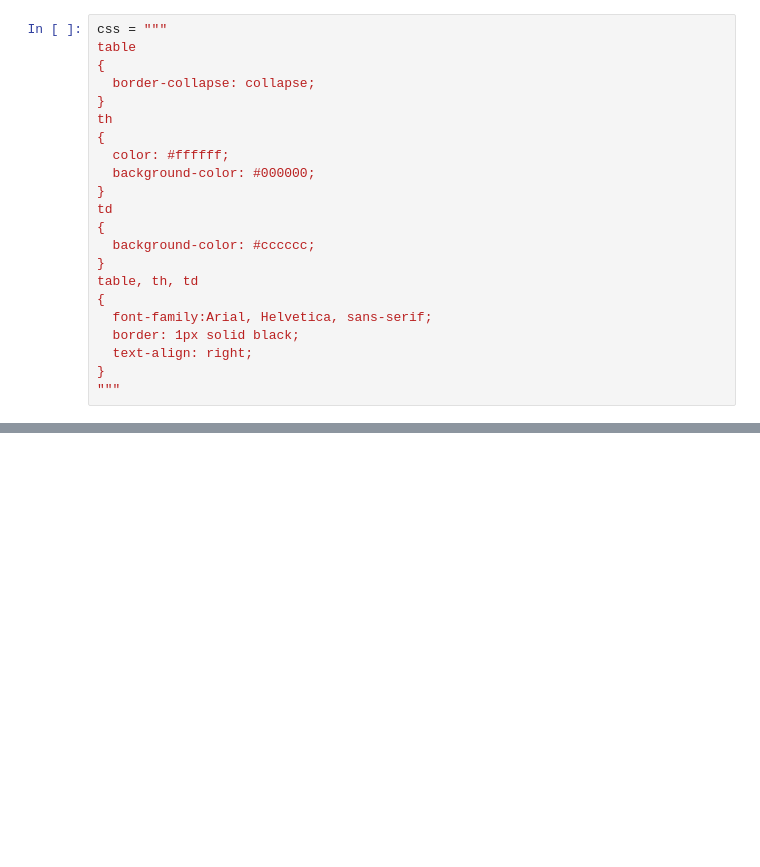
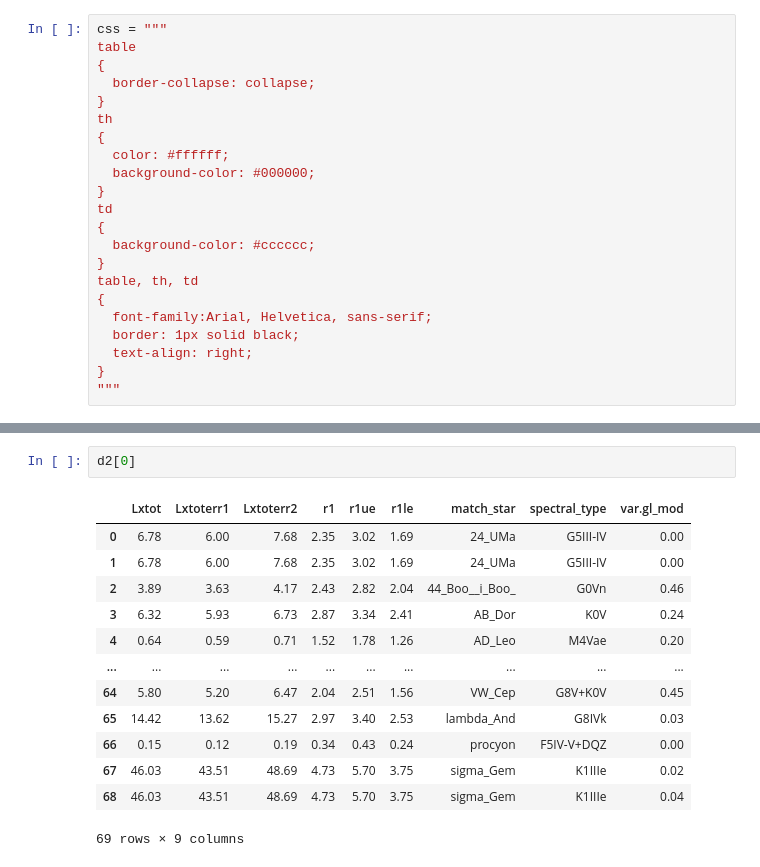
Before and after one commit to pragati2707/tess-poster, a Jupyter notebook: tess.ipynb, the cells around one changed output, grey strips where cells are left out. Drawn from its saved outputs; the diff is of its cells as text; blank space fills up the shorter version.

```diff
--- a/tess.ipynb
+++ b/tess.ipynb
@@ -160,0 +173,16 @@ See the caveats in the documentation: http://pandas.pydata.org/pandas-docs/stabl
+# %%
+d2[0]
+# %% [output]
+|  | Lxtot | Lxtoterr1 | Lxtoterr2 | r1 | r1ue | r1le | match_star | spectral_type | var.gl_mod |
+| 0 | 6.78 | 6.00 | 7.68 | 2.35 | 3.02 | 1.69 | 24_UMa | G5III-IV | 0.00 |
+| 1 | 6.78 | 6.00 | 7.68 | 2.35 | 3.02 | 1.69 | 24_UMa | G5III-IV | 0.00 |
+| 2 | 3.89 | 3.63 | 4.17 | 2.43 | 2.82 | 2.04 | 44_Boo__i_Boo_ | G0Vn | 0.46 |
+| 3 | 6.32 | 5.93 | 6.73 | 2.87 | 3.34 | 2.41 | AB_Dor | K0V | 0.24 |
+| 4 | 0.64 | 0.59 | 0.71 | 1.52 | 1.78 | 1.26 | AD_Leo | M4Vae | 0.20 |
+| ... | ... | ... | ... | ... | ... | ... | ... | ... | ... |
+| 64 | 5.80 | 5.20 | 6.47 | 2.04 | 2.51 | 1.56 | VW_Cep | G8V+K0V | 0.45 |
+| 65 | 14.42 | 13.62 | 15.27 | 2.97 | 3.40 | 2.53 | lambda_And | G8IVk | 0.03 |
+| 66 | 0.15 | 0.12 | 0.19 | 0.34 | 0.43 | 0.24 | procyon | F5IV-V+DQZ | 0.00 |
+| 67 | 46.03 | 43.51 | 48.69 | 4.73 | 5.70 | 3.75 | sigma_Gem | K1IIIe | 0.02 |
+| 68 | 46.03 | 43.51 | 48.69 | 4.73 | 5.70 | 3.75 | sigma_Gem | K1IIIe | 0.04 |
+69 rows × 9 columns
```
Also changed, not shown: parts of 6 cells of this notebook.
